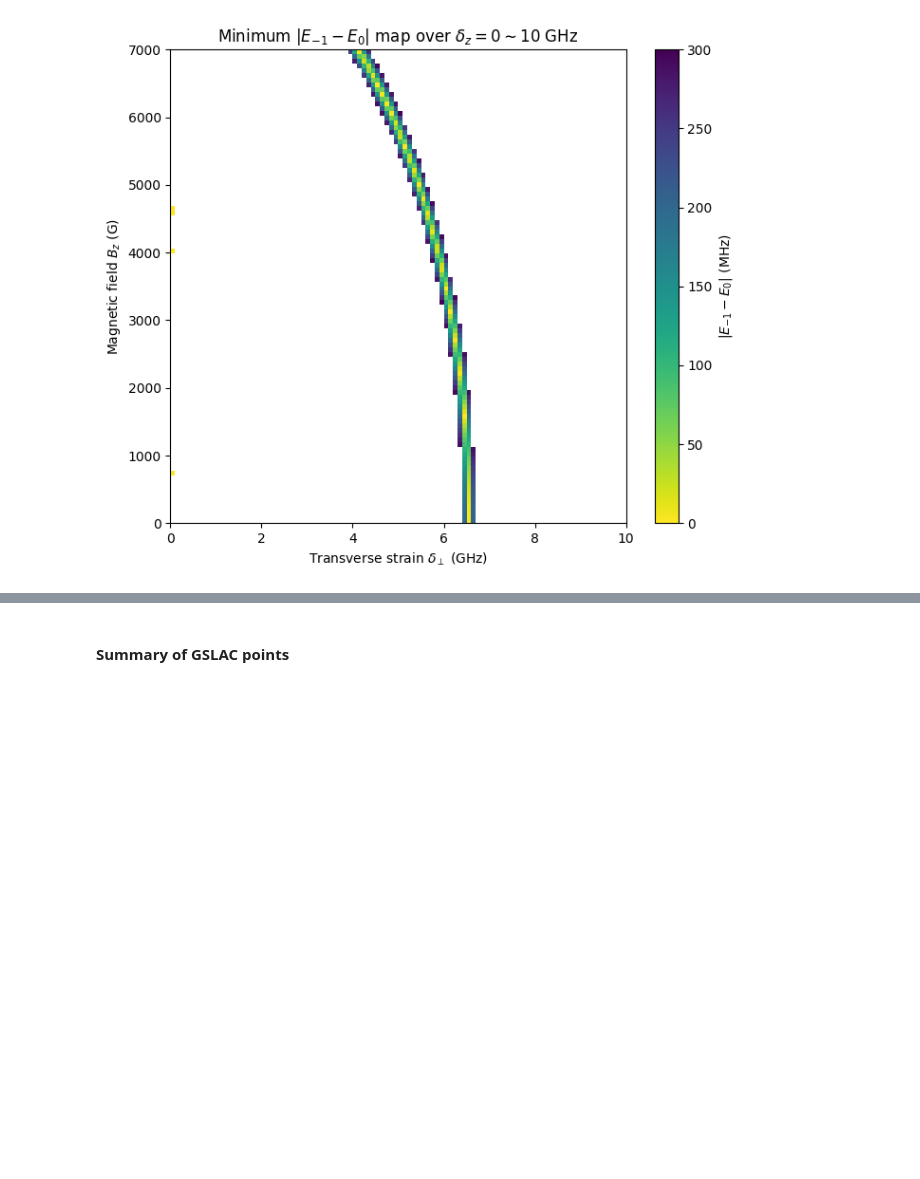
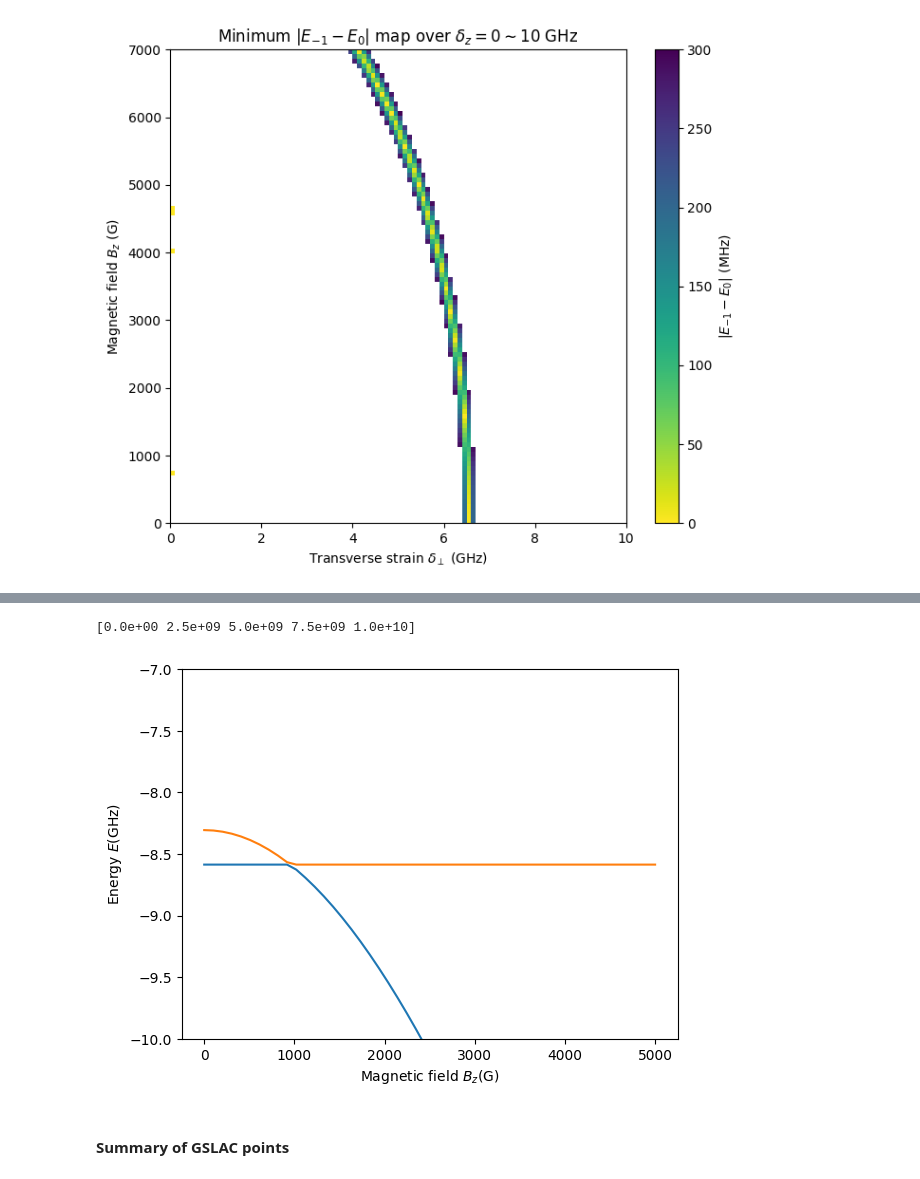
Before and after one commit to Risei412/EIT, a Jupyter notebook: Research note on NV-EIT_via GSLACK_project- - revised.ipynb, the cells around one changed output, grey strips where cells are left out. Saved outputs shown, nothing was run; the diff lists cells and outputs as text; code cells hidden in the pictures; blank space fills up the shorter version.

```diff
--- a/Research note on NV-EIT_via GSLACK_project- - revised.ipynb
+++ b/Research note on NV-EIT_via GSLACK_project- - revised.ipynb
@@ -1174,3 +1152,26 @@ plt.show()
+# %%
+print(delta_z_list)
+# %% [output]
+[0.0e+00 2.5e+09 5.0e+09 7.5e+09 1.0e+10]
+# %%
+# Bz list
+Bz = np.linspace(1340e-4, 1350e-4) #[T]
+Bz = np.linspace(0, 5000e-4) #[T]
+#strain_off_axis = 2.0e9
+deltax = deltay = 12.6e9 / np.sqrt(2) / d_gs_perp
+
+# eigenvalues
+ee_Bz = [(H_gs + V_gs(E=[0, 0, 0], B=[0, 0, Bzi], delta=[deltax, deltay, 10e9/d_gs_para])).eigenenergies() for Bzi in Bz]
+
+# plot
+for i in range(3):
+    plt.plot(Bz*1e4, [eei[i]/1e9 for eei in ee_Bz])
+plt.xlabel(r"Magnetic field $B_z \mathrm{(G)}$")
+plt.ylabel(r"Energy $E \mathrm{(GHz)}$")
+plt.ylim(-10.0, -7)
+plt.show()
+# %% [output]
+[figure, added]
 # %% [markdown]
 #### Summary of GSLAC points
 # %% [markdown]
```
Also changed, not shown: parts of 5 cells of this notebook.
